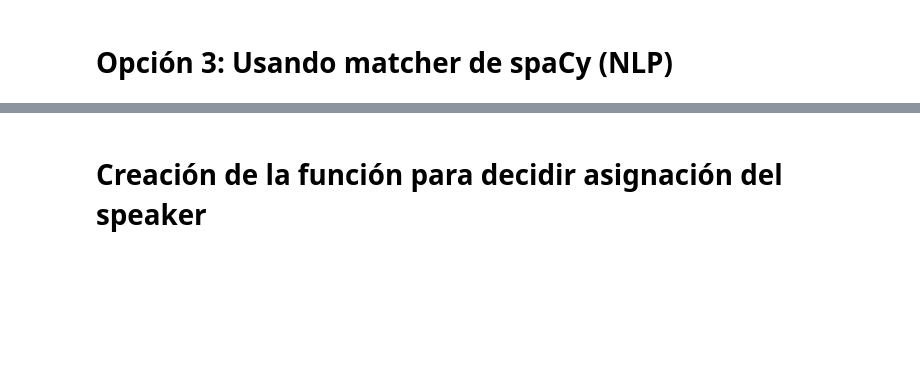
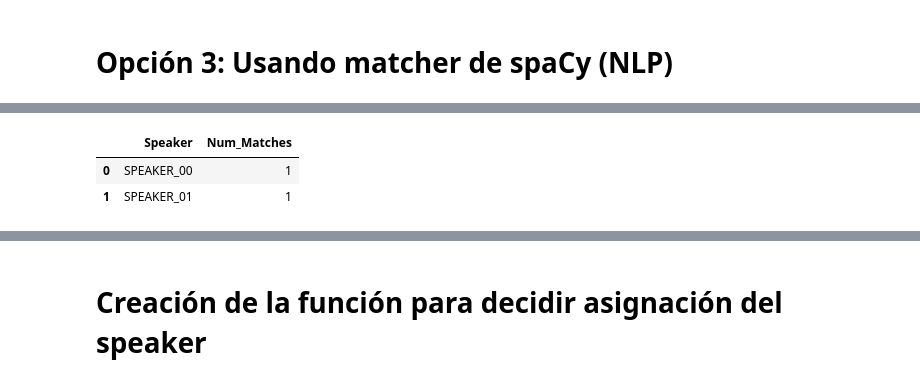
Before and after one commit to lromero22/GenIA, a Jupyter notebook: SpeechToText/LikerIdentification/Liker_Identification_Final.ipynb, the cells around one changed output, grey strips where cells are left out. Saved outputs shown, nothing was run; the diff lists cells and outputs as text; code cells hidden in the pictures; blank space fills up the shorter version.

```diff
--- a/SpeechToText/LikerIdentification/Liker_Identification_Final.ipynb
+++ b/SpeechToText/LikerIdentification/Liker_Identification_Final.ipynb
@@ -141,3 +125,9 @@ sura_patterns = [[{"LOWER": "sudamericana"}], [{"LOWER": "de"}, {"LOWER": "sudam
                  [{"LOWER": "siendo"}, {"LOWER": "grabada"}, {"LOWER": "y"}, {"LOWER": "monitoreada"}],
                  [{"LOWER": "validar"}, {"LOWER": "datos"}]]
 matcher.add("sura_patterns", sura_patterns)
+# %%
+num_matches
+# %% [output]
+|  | Speaker | Num_Matches |
+| 0 | SPEAKER_00 | 1 |
+| 1 | SPEAKER_01 | 1 |
```
Also changed, not shown: parts of 7 cells of this notebook.
